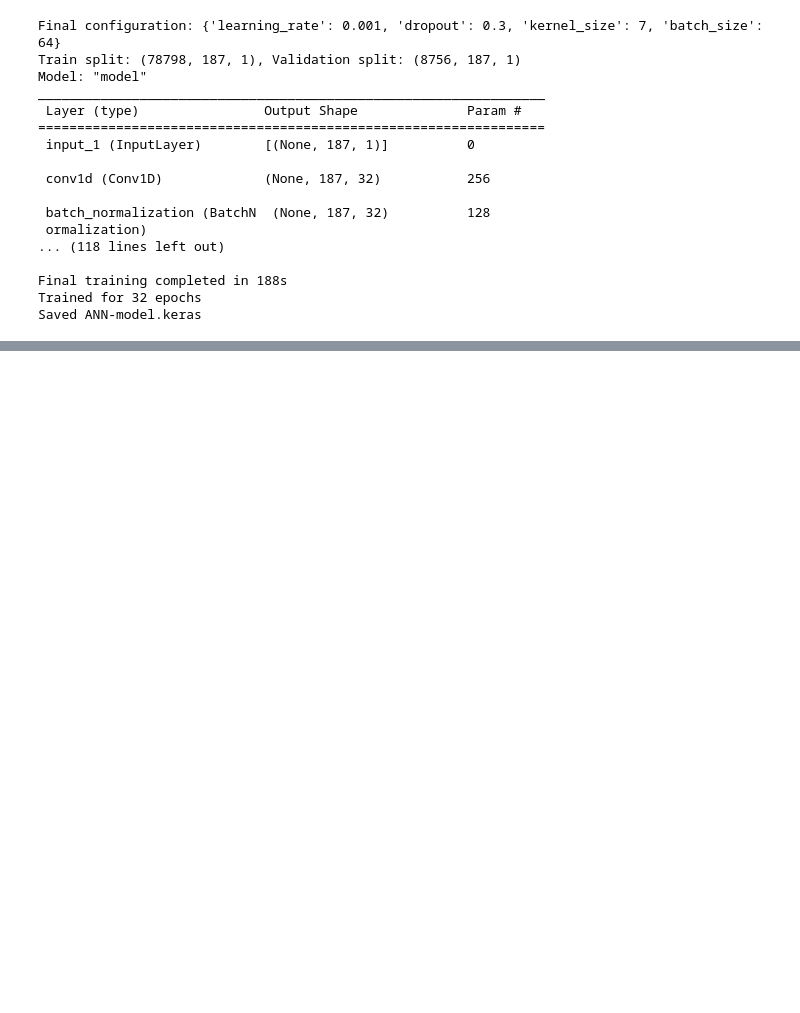
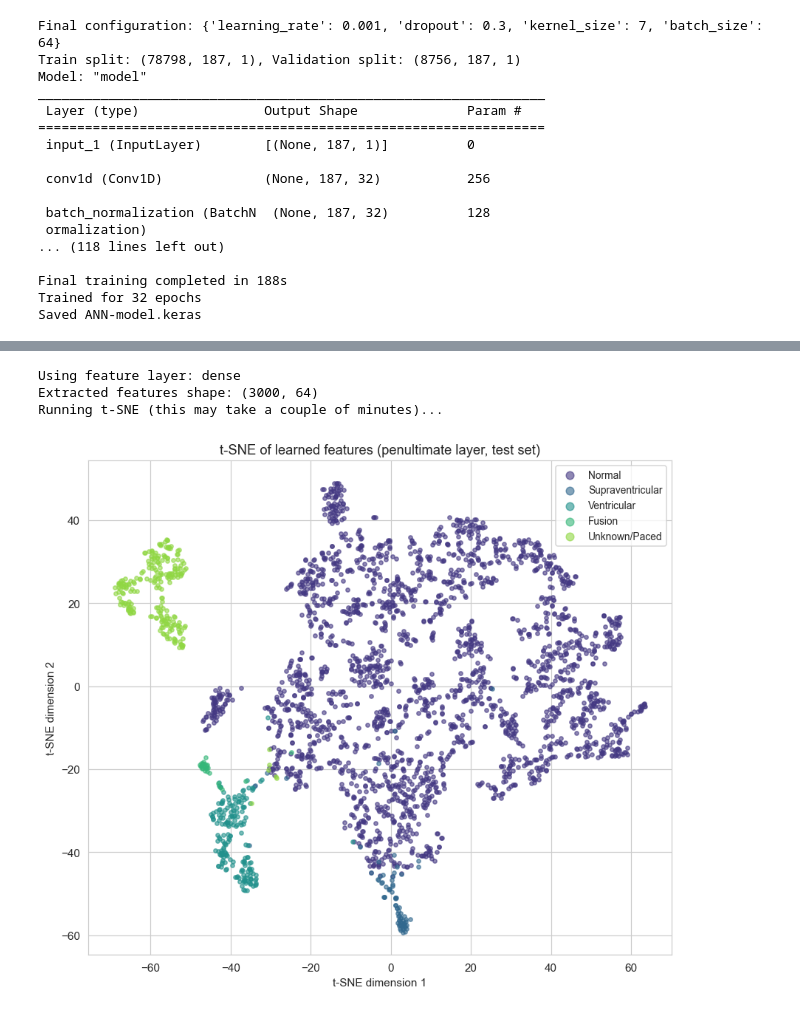
Before and after one commit to Arush70/ECG-Heartbeat-Classification, a Jupyter notebook: Training-ANN.ipynb, the cells around one changed output, grey strips where cells are left out. Cells and saved outputs as stored; diff of their text form; code cells hidden in the pictures; blank space fills up the shorter version.

```diff
--- a/Training-ANN.ipynb
+++ b/Training-ANN.ipynb
@@ -936,0 +1012,48 @@ Saved final_metrics.json (use these numbers in the report)
+# %%
+# Stage 10d: t-SNE projection of the penultimate-layer features
+from sklearn.manifold import TSNE
+
+# Build a feature extractor: same model, but output the Dense(64) layer
+# (the layer just before the final softmax)
+feature_layer_name = None
+for layer in final_model.layers:
+    if 'dense' in layer.name and layer.output_shape[-1] == 64:
+        feature_layer_name = layer.name
+        break
+print('Using feature layer:', feature_layer_name)
+
+feature_extractor = models.Model(
+    inputs=final_model.input,
+    outputs=final_model.get_layer(feature_layer_name).output
+)
+
+# Extract features for a random subset of the test set (t-SNE is slow on 21k points)
+n_sample = 3000
+rng_idx = np.random.default_rng(SEED)
+sample_idx = rng_idx.choice(len(X_test), size=n_sample, replace=False)
+
+features = feature_extractor.predict(X_test[sample_idx], batch_size=256, verbose=0)
+print('Extracted features shape:', features.shape)
+
+# Run t-SNE (this takes 1-3 minutes)
+print('Running t-SNE (this may take a couple of minutes)...')
+tsne = TSNE(n_components=2, perplexity=30, random_state=SEED, init='pca')
+features_2d = tsne.fit_transform(features)
+
+# Plot
+fig, ax = plt.subplots(figsize=(8, 7))
+for c in range(NUM_CLASSES):
+    mask = (y_test[sample_idx] == c)
+    ax.scatter(features_2d[mask, 0], features_2d[mask, 1],
+               color=colors[c], label=class_names[c], s=12, alpha=0.6)
+ax.set_title('t-SNE of learned features (penultimate layer, test set)')
+ax.set_xlabel('t-SNE dimension 1'); ax.set_ylabel('t-SNE dimension 2')
+ax.legend(fontsize=9, markerscale=2)
+plt.tight_layout()
+plt.savefig('fig_tsne.png', bbox_inches='tight', dpi=150)
+plt.show()
+# %% [output]
+Using feature layer: dense
+Extracted features shape: (3000, 64)
+Running t-SNE (this may take a couple of minutes)...
+[figure, added]
```
Also changed, not shown: parts of 22 cells of this notebook, 12 other files.
